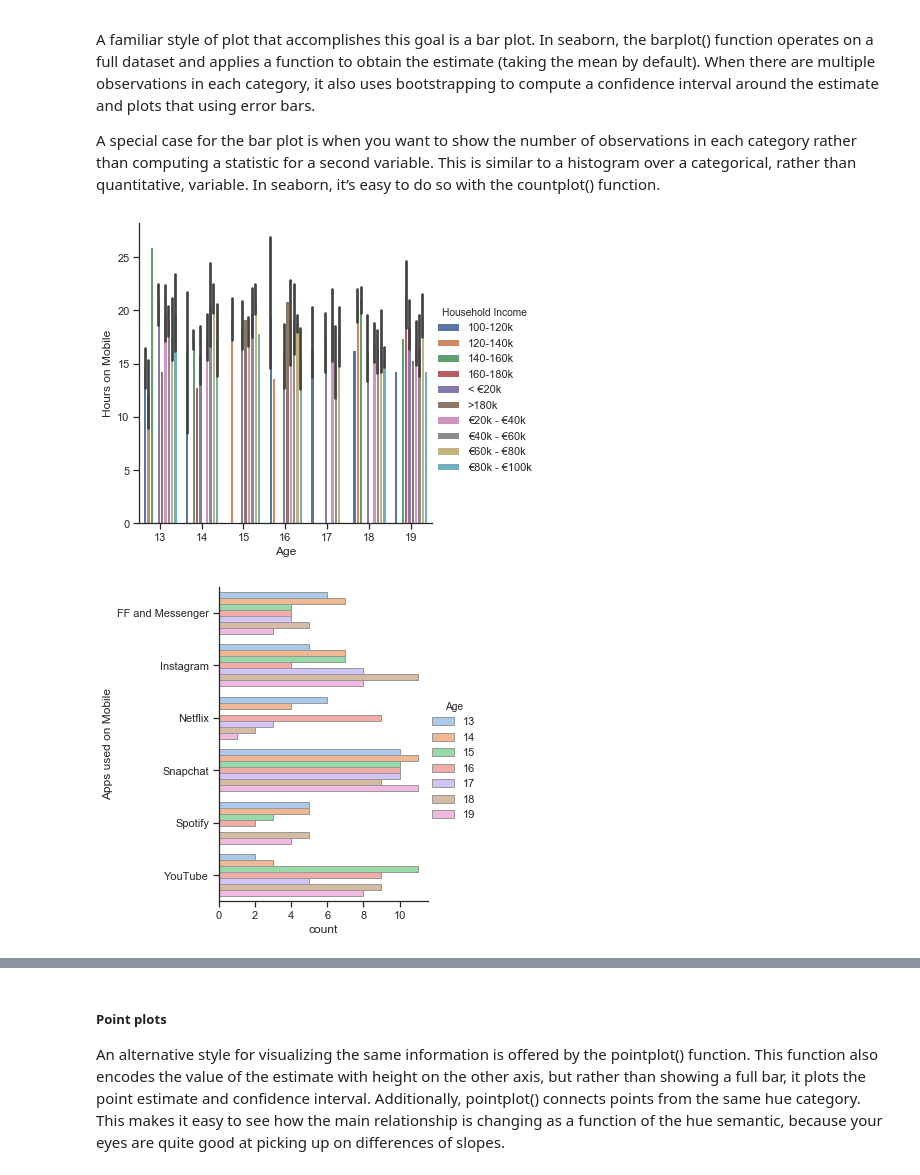
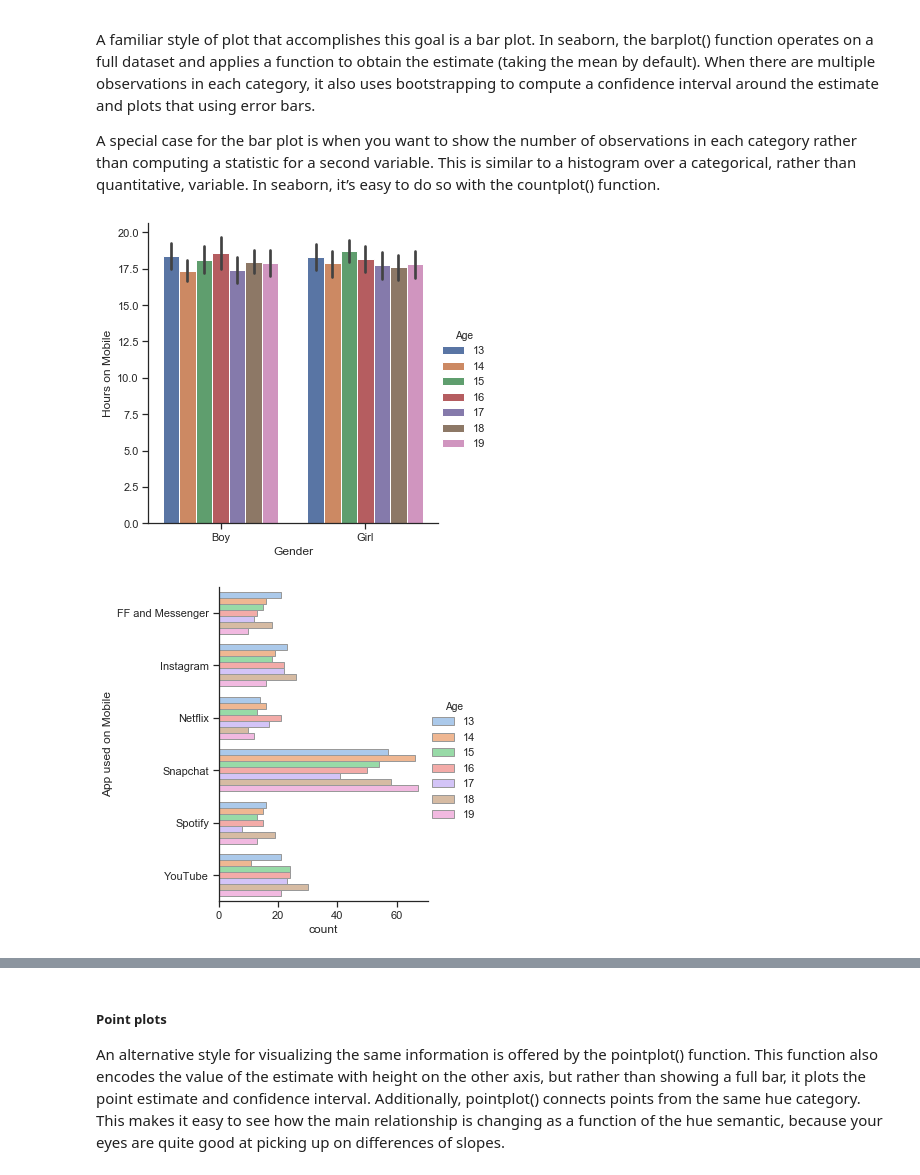
Before and after one commit to HenkT28/Programming_For_Data_Analysis_Project, a Jupyter notebook: Programming_For_Data_Analysis_Project.ipynb, the cells around one changed output, grey strips where cells are left out. Cells and saved outputs as stored; diff of their text form; code cells hidden in the pictures.

```diff
--- a/Programming_For_Data_Analysis_Project.ipynb
+++ b/Programming_For_Data_Analysis_Project.ipynb
@@ -667,8 +837,8 @@ Nearly two thirds (62.6%) of Irish households had a gross income of less than
 # %%
 np.random.seed(12345)
 
-# Household Income - 10 different options
-# Income = np.random.choice([0, 1, 2, 3, 4, 5, 6, 7, 8, 9], size=1000, p=[0.20, 0.25, 0.2, 0.13, 0.08, 0.05, 0.03, 0.02, 0.01, 0.03])
-Income = np.random.choice([0, 1, 2, 3, 4, 5, 6, 7, 8, 9], size=250, p=[0.20, 0.25, 0.2, 0.13, 0.08, 0.05, 0.03, 0.02, 0.01, 0.03], replace=True)
-Income
+# Frequency - 6 different options
+Frequency = np.random.choice([0, 1, 2, 3, 4, 5], size=1000, p=[0.70, 0.03, 0.04, 0.01, 0.02, 0.20])
+# Frequency = np.random.choice([0, 1, 2, 3, 4, 5, 6, 7, 8, 9], size=250, p=[0.20, 0.25, 0.2, 0.13, 0.08, 0.05, 0.03, 0.02, 0.01, 0.03], replace=True)
+Frequency
 # %% [output]
@@ -759,8 +911,8 @@ Those looking after the home or family were also prevalent among one parent fami
 # %%
 np.random.seed(12345)
 
-# Family - 10 options
-# Family = np.random.choice([0, 1, 2, 3, 4, 5, 6, 7, 8, 9], size=1000, p=[0.41, 0.22, 0.01, 0.08, 0.08, 0.08, 0.01, 0.08, 0.01, 0.02])
-Family = np.random.choice([0, 1, 2, 3, 4, 5, 6, 7, 8, 9], size=250, p=[0.41, 0.22, 0.01, 0.08, 0.08, 0.08, 0.01, 0.08, 0.01, 0.02], replace=True)
-Family
+# Importance - 4 options
+Importance = np.random.choice([0, 1, 2, 3], size=1000, p=[0.25, 0.1, 0.25, 0.40])
+# Importance = np.random.choice([0, 1, 2, 3, 4, 5, 6, 7, 8, 9], size=250, p=[0.41, 0.22, 0.01, 0.08, 0.08, 0.08, 0.01, 0.08, 0.01, 0.02], replace=True)
+Importance
 # %% [output]
@@ -1007,7 +1069,7 @@ dtype: object
 
 import pandas as pd
 
-df_str=pd.DataFrame(data={'Hours on Mobile': Hours, 'Age': Age, 'Gender': Gender, 'Apps used on Mobile': Apps,'Household Income': Income, 'Economic Status': Family, 'Race and Ethnicity': Race_Ethnicity})
+df_str=pd.DataFrame(data={'Hours on Mobile': Hours, 'Age': Age, 'Gender': Gender, 'App used on Mobile': App,'Frequency Of Teen Use of Social Media': Frequency, 'Importance of Social Media to the lives of teenagers': Importance})
 
 # df_str ['Gender'].replace({0:'Boy', 1:'Girl'}, inplace=True)
 # df_str ['Apps used on Mobile'].replace({0:'Snapchat', 1:'Instagram', 2:'YouTube', 3:'FF and Messenger', 4:'Netflix', 5:'Spotify'}, inplace=True)
@@ -1015,11 +1077,16 @@ df_str=pd.DataFrame(data={'Hours on Mobile': Hours, 'Age': Age, 'Gender': Gender
 # df_str ['Economic Status'].replace({0:'Couple with Children, Working', 1:'Single Parents with Children, Working', 2:'Couple_Unemployed', 3:'Single_Unemployed', 4:'Couple_Homemaker', 5:'Single_Homemaker', 6:'Couple_Retired', 7:'Single_Retired', 8:'Couple_Other', 9:'Single_Other'}, inplace=True)
 # df_str ['Race and Ethnicity'].replace({0:'White Irish', 1:'Any other White background', 2:'Non-Chinese Asian', 3:'Other incl. mixed background', 4:'Irish Travellers', 5:'Chinese'}, inplace=True)
 
+# df_str['Gender'] = df_str['Gender'].map({0:'Boy', 1:'Girl'})
+# df_str['Apps used on Mobile'] = df_str['Apps used on Mobile'].map({0:'Snapchat', 1:'Instagram', 2:'YouTube', 3:'FF and Messenger', 4:'Netflix', 5:'Spotify'})
+# df_str['Household Income']= df_str['Household Income'].map({0:'< €20k', 1:'€20k - €40k', 2:'€40k - €60k', 3:'€60k - €80k', 4:'€80k - €100k', 5:'100-120k',  6:'120-140k',  7:'140-160k', 8:'160-180k',  9:'>180k'})
+# df_str['Economic Status']= df_str['Economic Status'].map({0:'Couple with Children, Working', 1:'Single Parents with Children, Working', 2:'Couple_Unemployed', 3:'Single_Unemployed', 4:'Couple_Homemaker', 5:'Single_Homemaker', 6:'Couple_Retired', 7:'Single_Retired', 8:'Couple_Other', 9:'Single_Other'})
+# df_str['Race and Ethnicity']= df_str['Race and Ethnicity'].map({0:'White Irish', 1:'Any other White background', 2:'Non-Chinese Asian', 3:'Other incl. mixed background', 4:'Irish Travellers', 5:'Chinese'})
+
 df_str['Gender'] = df_str['Gender'].map({0:'Boy', 1:'Girl'})
-df_str['Apps used on Mobile'] = df_str['Apps used on Mobile'].map({0:'Snapchat', 1:'Instagram', 2:'YouTube', 3:'FF and Messenger', 4:'Netflix', 5:'Spotify'})
-df_str['Household Income']= df_str['Household Income'].map({0:'< €20k', 1:'€20k - €40k', 2:'€40k - €60k', 3:'€60k - €80k', 4:'€80k - €100k', 5:'100-120k',  6:'120-140k',  7:'140-160k', 8:'160-180k',  9:'>180k'})
-df_str['Economic Status']= df_str['Economic Status'].map({0:'Couple with Children, Working', 1:'Single Parents with Children, Working', 2:'Couple_Unemployed', 3:'Single_Unemployed', 4:'Couple_Homemaker', 5:'Single_Homemaker', 6:'Couple_Retired', 7:'Single_Retired', 8:'Couple_Other', 9:'Single_Other'})
-df_str['Race and Ethnicity']= df_str['Race and Ethnicity'].map({0:'White Irish', 1:'Any other White background', 2:'Non-Chinese Asian', 3:'Other incl. mixed background', 4:'Irish Travellers', 5:'Chinese'})
+df_str['App used on Mobile'] = df_str['App used on Mobile'].map({0:'Snapchat', 1:'Instagram', 2:'YouTube', 3:'FF and Messenger', 4:'Netflix', 5:'Spotify'})
+df_str['Frequency Of Teen Use of Social Media']= df_str['Frequency Of Teen Use of Social Media'].map({0:'More than once a day', 1:'Once a day', 2:'Several times a week',  3:'Once a week',  4:'Less than weekly', 5:'Do not use social media'})
+df_str['Importance of Social Media to the lives of teenagers']= df_str['Importance of Social Media to the lives of teenagers'].map({0:'Very important', 1:'Extremely important', 2:'Do not use social media', 3:'Social media isn’t important'})
 
 df_str.head(50)
 # %% [output]
@@ -1113,7 +1179,7 @@ memory usage: 12.8+ KB
 cat_list = df_str.select_dtypes(include=['category']).dtypes
 # %%
 # Referenced [53] Python Pandas - Changing some column types to category
-for col in ['Gender', 'Apps used on Mobile', 'Household Income', 'Economic Status', 'Race and Ethnicity']:
+for col in ['Gender', 'App used on Mobile', 'Frequency Of Teen Use of Social Media', 'Importance of Social Media to the lives of teenagers']:
     df_str[col] = df_str[col].astype('category')
 # %%
 # Selecting all the category columns
@@ -1261,13 +1325,13 @@ A familiar style of plot that accomplishes this goal is a bar plot. In seaborn,
 A special case for the bar plot is when you want to show the number of observations in each category rather than computing a statistic for a second variable. This is similar to a histogram over a categorical, rather than quantitative, variable. In seaborn, it’s easy to do so with the countplot() function.
 # %%
 # df_str.plot(figsize=(10,5));
-sns.catplot(x="Age", y="Hours on Mobile", hue="Household Income", kind="bar", data=df_str);
+sns.catplot(x="Gender", y="Hours on Mobile", hue="Age", kind="bar", data=df_str);
 # %% [output]
-[figure, old version]
+[figure, new version]
 # %%
-sns.catplot(y="Apps used on Mobile", hue="Age", kind="count",
+sns.catplot(y="App used on Mobile", hue="Age", kind="count",
             palette="pastel", edgecolor=".6",
             data=df_str);
 # %% [output]
-[figure, old version]
+[figure, new version]
 # %%
```
Also changed, not shown: parts of 83 cells of this notebook, 2 other files.
